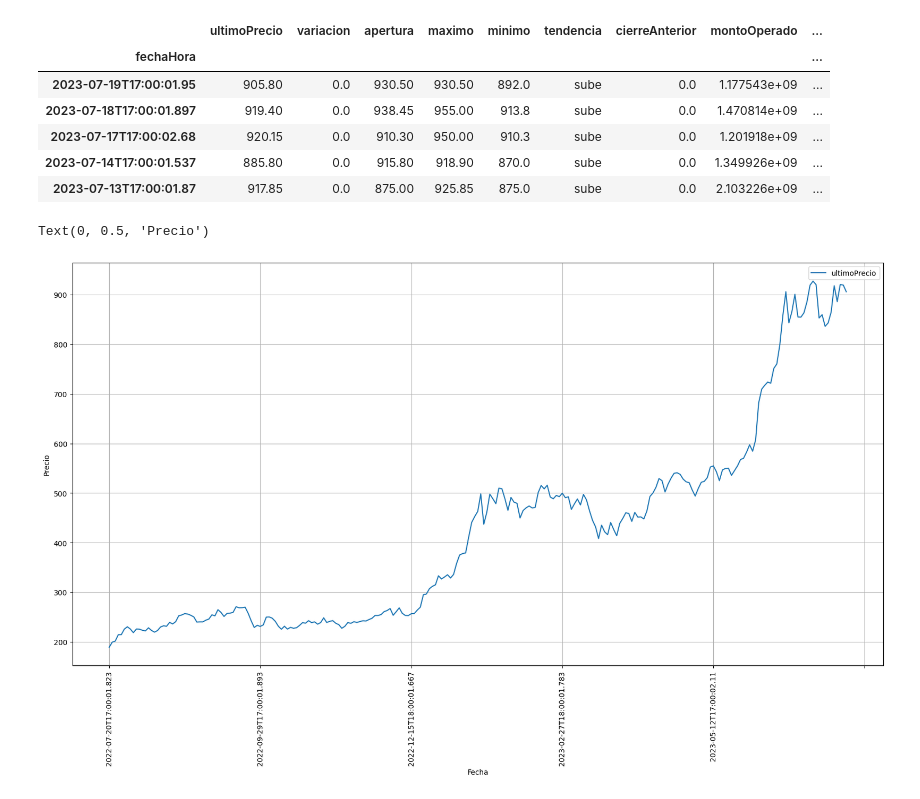
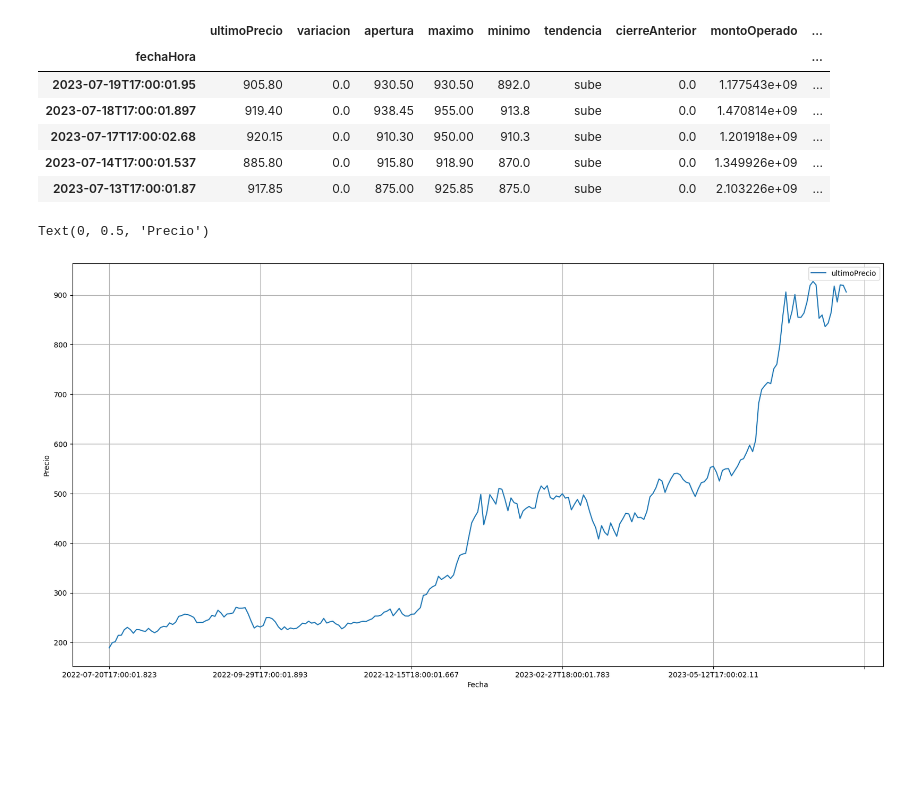
Before and after one commit to joackob/iol-client, a Jupyter notebook: uses_case/bonos.ipynb, the cells around one changed output. Drawn from its saved outputs; the diff is of its cells as text; code cells hidden in the pictures; blank space fills up the shorter version.

```diff
--- a/uses_case/bonos.ipynb
+++ b/uses_case/bonos.ipynb
@@ -88,9 +88,9 @@ df.head()
 # %%
 df.sort_index(inplace=True)
 # %%
-fig = df.plot.line(y="ultimoPrecio", rot=90, figsize=(20, 10), grid=True)
+fig = df.plot.line(y="ultimoPrecio", rot=0, figsize=(20, 10), grid=True)
 fig.set_xlabel("Fecha")
 fig.set_ylabel("Precio")
 # %% [output]
 Text(0, 0.5, 'Precio')
-[figure, old version]
+[figure, new version]
```
